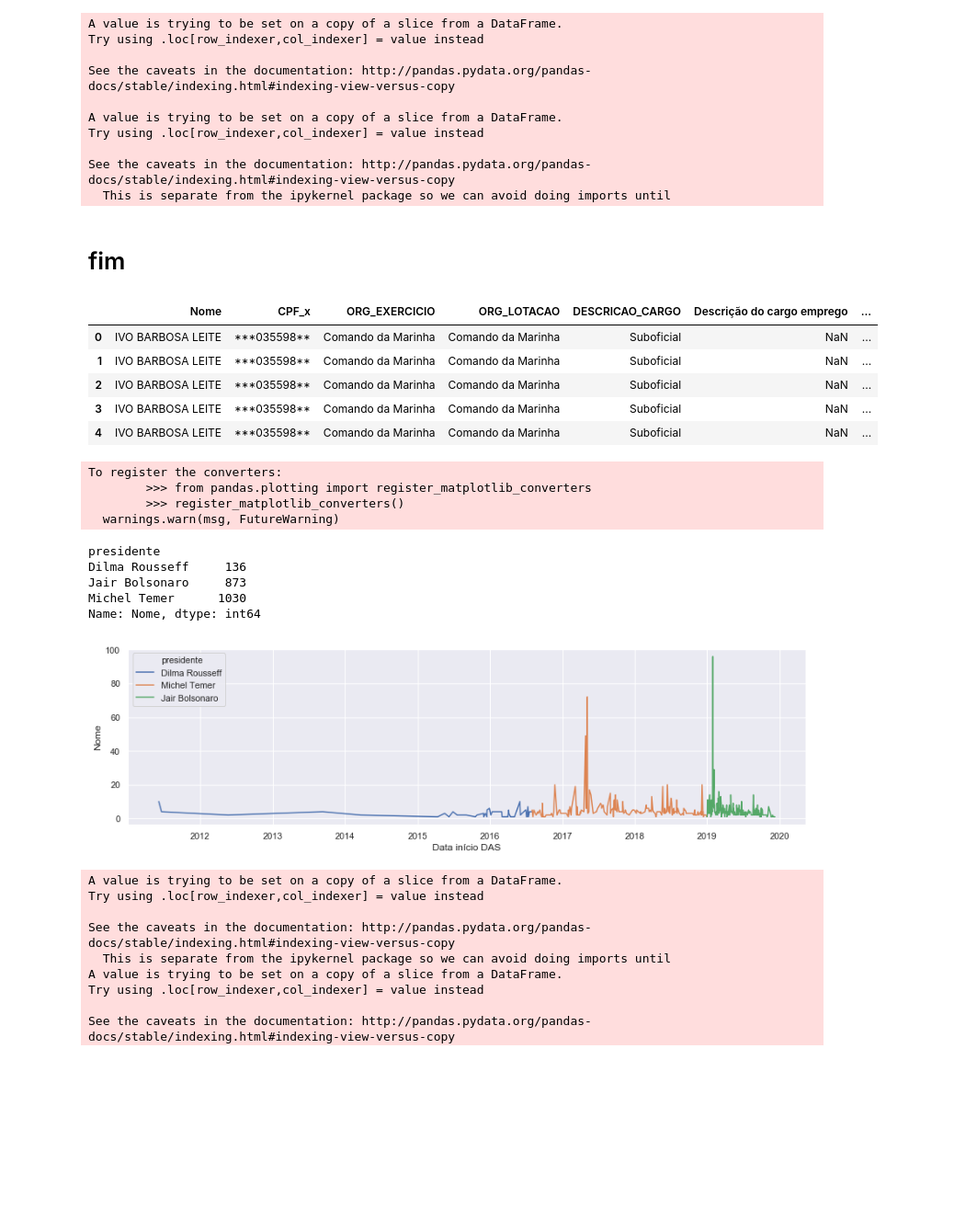
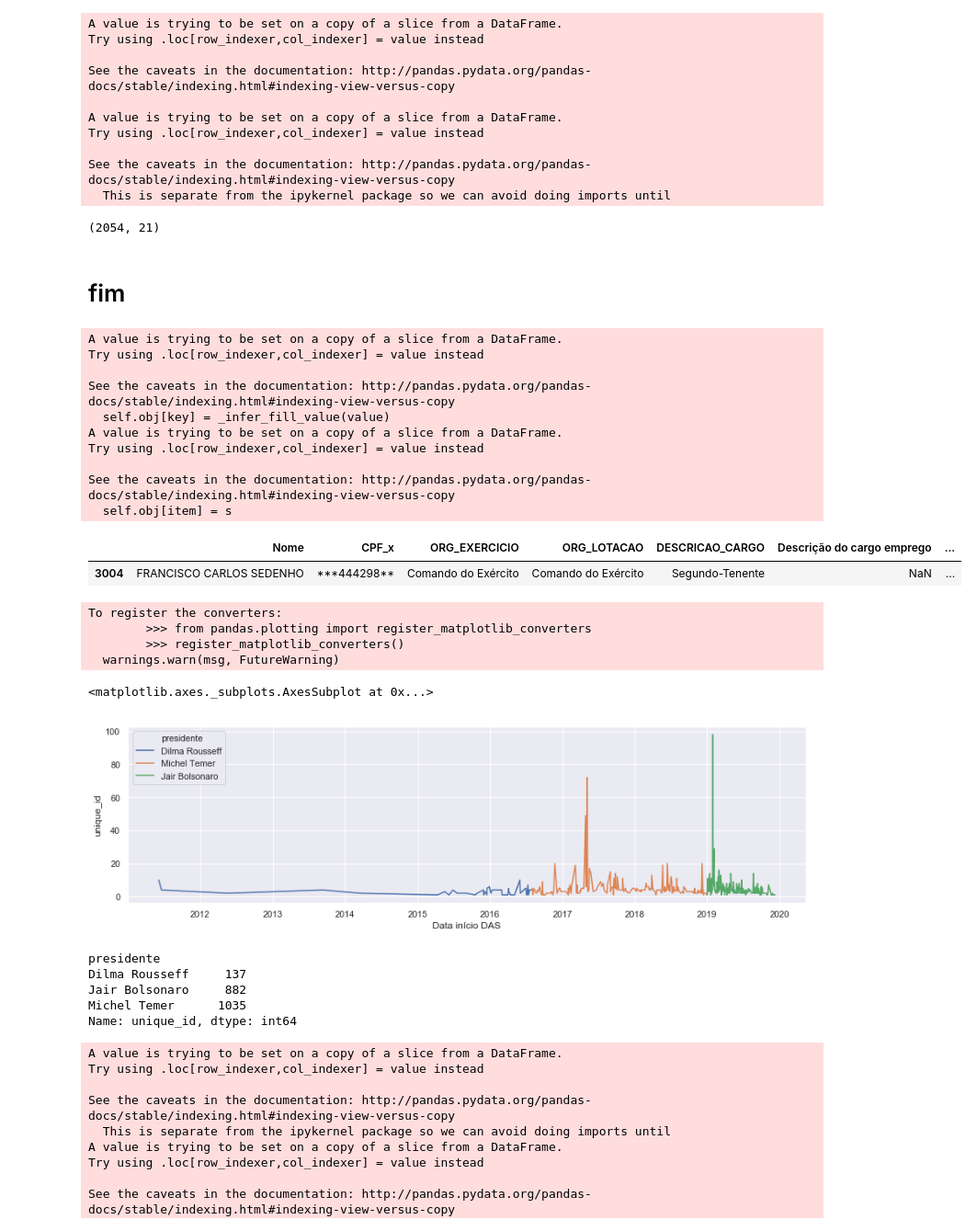
Before and after one commit to erickmattoso/an_militares_das, a Jupyter notebook: Step 2 - Data Processing - DAS e Militares.ipynb, the cells around one changed output. Shown at 92% size. Saved outputs shown, nothing was run; the diff lists cells and outputs as text; code cells hidden in the pictures; blank space fills up the shorter version.

```diff
--- a/Step 2 - Data Processing - DAS e Militares.ipynb
+++ b/Step 2 - Data Processing - DAS e Militares.ipynb
@@ -100,0 +111,4 @@ df_DAS_mil.sample()
+# %%
+df_DAS_mil = df_DAS_mil.drop(['Unnamed: 0_x'], axis=1)
+df_DAS_mil = df_DAS_mil.drop_duplicates()
+print('df_DAS_mil', df_DAS_mil.shape)
@@ -221,30 +217,38 @@ Try using .loc[row_indexer,col_indexer] = value instead
 
 See the caveats in the documentation: http://pandas.pydata.org/pandas-docs/stable/indexing.html#indexing-view-versus-copy
   This is separate from the ipykernel package so we can avoid doing imports until
+# %%
+df_oficiais_no_governo.shape
+# %% [output]
+(2054, 21)
 # %% [markdown]
 # fim
-# %%
-df_oficiais_no_governo = df_oficiais_no_governo.drop_duplicates()
 # %%
 Dilma_Rousseff = (df_oficiais_no_governo['Data início DAS'] >=
                   '2011-01-01') & (df_oficiais_no_governo['Data início DAS'] < '2016-08-31')
 Michel_Temer = (df_oficiais_no_governo['Data início DAS'] >=
                 '2016-08-01') & (df_oficiais_no_governo['Data início DAS'] < '2019-01-01')
 Jair_Bolsonaro = (df_oficiais_no_governo['Data início DAS'] >=
                   '2019-01-01') & (df_oficiais_no_governo['Data início DAS'] < '2022-01-01')
 
 df_oficiais_no_governo.loc[Dilma_Rousseff, 'presidente'] = 'Dilma Rousseff'
 df_oficiais_no_governo.loc[Michel_Temer, 'presidente'] = 'Michel Temer'
 df_oficiais_no_governo.loc[Jair_Bolsonaro, 'presidente'] = 'Jair Bolsonaro'
 
-df_oficiais_no_governo.head()
+df_oficiais_no_governo.sample()
 # %% [output]
+A value is trying to be set on a copy of a slice from a DataFrame.
+Try using .loc[row_indexer,col_indexer] = value instead
+
+See the caveats in the documentation: http://pandas.pydata.org/pandas-docs/stable/indexing.html#indexing-view-versus-copy
+  self.obj[key] = _infer_fill_value(value)
+A value is trying to be set on a copy of a slice from a DataFrame.
+Try using .loc[row_indexer,col_indexer] = value instead
+
+See the caveats in the documentation: http://pandas.pydata.org/pandas-docs/stable/indexing.html#indexing-view-versus-copy
+  self.obj[item] = s
 |  | Nome | CPF_x | ORG_EXERCICIO | ORG_LOTACAO | DESCRICAO_CARGO | Descrição do cargo emprego | ... |
-| 0 | IVO BARBOSA LEITE | ***035598** | Comando da Marinha | Comando da Marinha | Suboficial | NaN | ... |
-| 1 | IVO BARBOSA LEITE | ***035598** | Comando da Marinha | Comando da Marinha | Suboficial | NaN | ... |
-| 2 | IVO BARBOSA LEITE | ***035598** | Comando da Marinha | Comando da Marinha | Suboficial | NaN | ... |
-| 3 | IVO BARBOSA LEITE | ***035598** | Comando da Marinha | Comando da Marinha | Suboficial | NaN | ... |
-| 4 | IVO BARBOSA LEITE | ***035598** | Comando da Marinha | Comando da Marinha | Suboficial | NaN | ... |
+| 3004 | FRANCISCO CARLOS SEDENHO | ***444298** | Comando do Exército | Comando do Exército | Segundo-Tenente | NaN | ... |
 # %%
 sns.set()
 plot_df = pd.DataFrame(
@@ -252,22 +256,25 @@ plot_df = pd.DataFrame(
                    'presidente'])['unique_id'].count()).reset_index()
 plt.figure(figsize=(15, 4))
 sns.lineplot(x='Data início DAS',
-             y='Nome',
+             y='unique_id',
              hue="presidente",
              markers="o",
              data=plot_df)
-print(df_oficiais_no_governo.groupby(['presidente'])['unique_id'].count())
 # %% [output]
 To register the converters:
         >>> from pandas.plotting import register_matplotlib_converters
         >>> register_matplotlib_converters()
   warnings.warn(msg, FutureWarning)
-presidente
-Dilma Rousseff     136
-Jair Bolsonaro     873
-Michel Temer      1030
-Name: Nome, dtype: int64
+<matplotlib.axes._subplots.AxesSubplot at 0x...>
 [figure]
+# %%
+print(df_oficiais_no_governo.groupby(['presidente'])['unique_id'].count())
+# %% [output]
+presidente
+Dilma Rousseff     137
+Jair Bolsonaro     882
+Michel Temer      1035
+Name: unique_id, dtype: int64
 # %%
 Jair_Bolsonaro = (df_oficiais_no_governo['Data início DAS'] >= '2019-01-01') & (df_oficiais_no_governo['Data início DAS'] < '2022-01-01')
 df_oficiais_bolsonaro = df_oficiais_no_governo[Jair_Bolsonaro]
```
Also changed, not shown: parts of 10 cells of this notebook, 4 other files.
